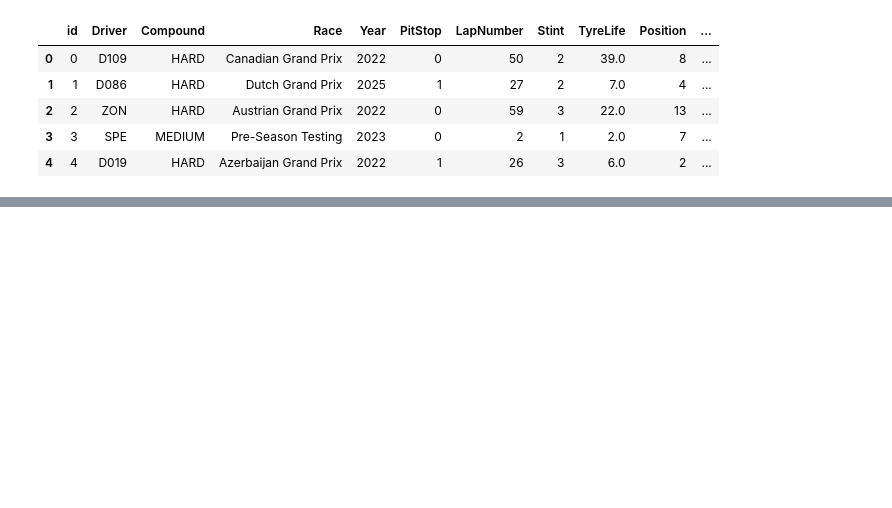
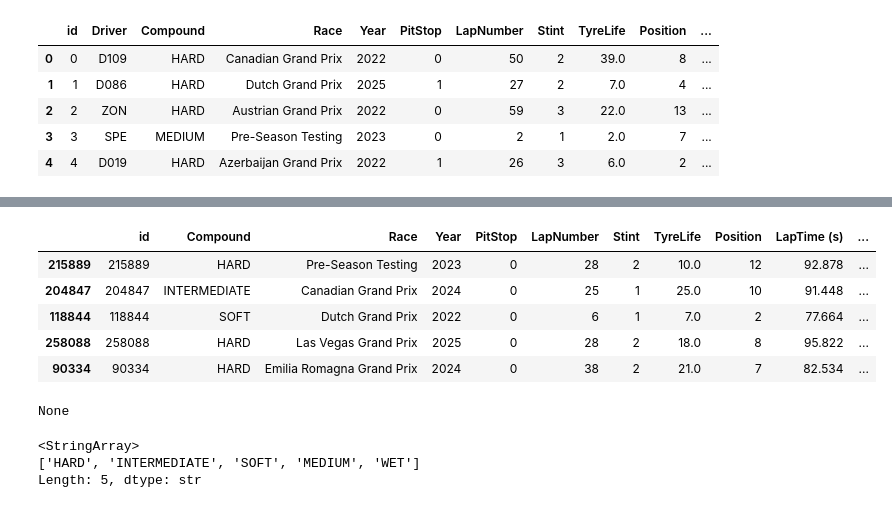
Before and after one commit to Arroyan23/predicting-f1-pitstops, a Jupyter notebook: model-f1.ipynb, the cells around one changed output, grey strips where cells are left out. Cells and saved outputs as stored; diff of their text form; code cells hidden in the pictures; blank space fills up the shorter version.

```diff
--- a/model-f1.ipynb
+++ b/model-f1.ipynb
@@ -92,0 +70,34 @@ File submission berhasil dibuat! Ini 5 baris pertamanya:
+# %%
+# jadikan compound sebagai ordinal encoding
+# mendefinisikan urutan encoder
+compound_category = [['INTERMEDIATE', 'HARD', 'MEDIUM', 'SOFT', 'WET']]
+my_ordinal_encoder = OrdinalEncoder(
+    handle_unknown='use_encoded_value',
+    unknown_value=-1,
+    categories=compound_category
+    )
+
+X_train.head()
+# melakukan drop terhadap data yang jelek
+bad_label_cols = ['Driver']
+good_label_cols_for_H = ['Compound']
+
+label_X_train = X_train.drop(bad_label_cols, axis=1)
+label_X_test = X_test.drop(bad_label_cols, axis=1)
+
+print(display(label_X_train.head()))
+# bagian driver sudah di drop
+# %% [output]
+|  | id | Compound | Race | Year | PitStop | LapNumber | Stint | TyreLife | Position | LapTime (s) | ... |
+| 215889 | 215889 | HARD | Pre-Season Testing | 2023 | 0 | 28 | 2 | 10.0 | 12 | 92.878 | ... |
+| 204847 | 204847 | INTERMEDIATE | Canadian Grand Prix | 2024 | 0 | 25 | 1 | 25.0 | 10 | 91.448 | ... |
+| 118844 | 118844 | SOFT | Dutch Grand Prix | 2022 | 0 | 6 | 1 | 7.0 | 2 | 77.664 | ... |
+| 258088 | 258088 | HARD | Las Vegas Grand Prix | 2025 | 0 | 28 | 2 | 18.0 | 8 | 95.822 | ... |
+| 90334 | 90334 | HARD | Emilia Romagna Grand Prix | 2024 | 0 | 38 | 2 | 21.0 | 7 | 82.534 | ... |
+None
+# %%
+print(X_train['Compound'].unique())
+# %% [output]
+<StringArray>
+['HARD', 'INTERMEDIATE', 'SOFT', 'MEDIUM', 'WET']
+Length: 5, dtype: str
```
Also changed, not shown: parts of 15 cells of this notebook, 2 other files.
